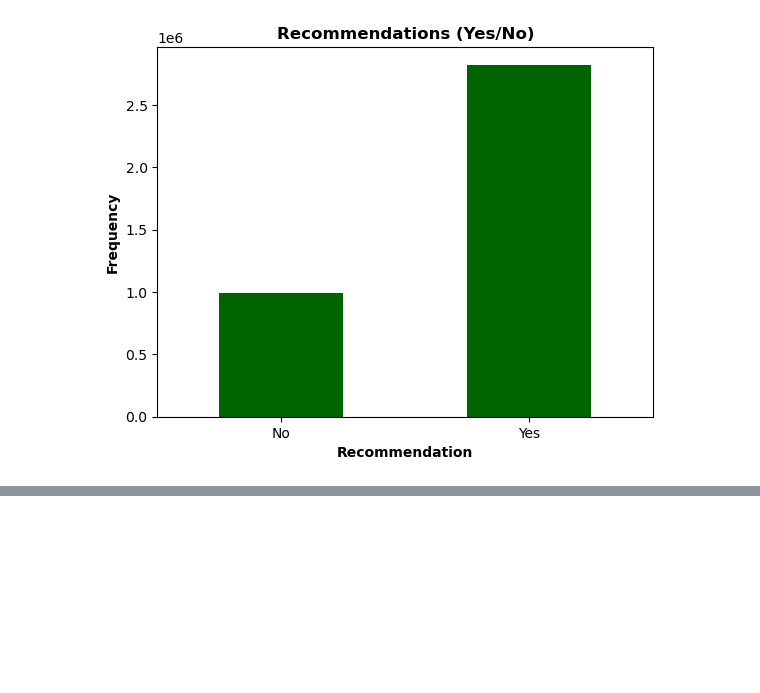
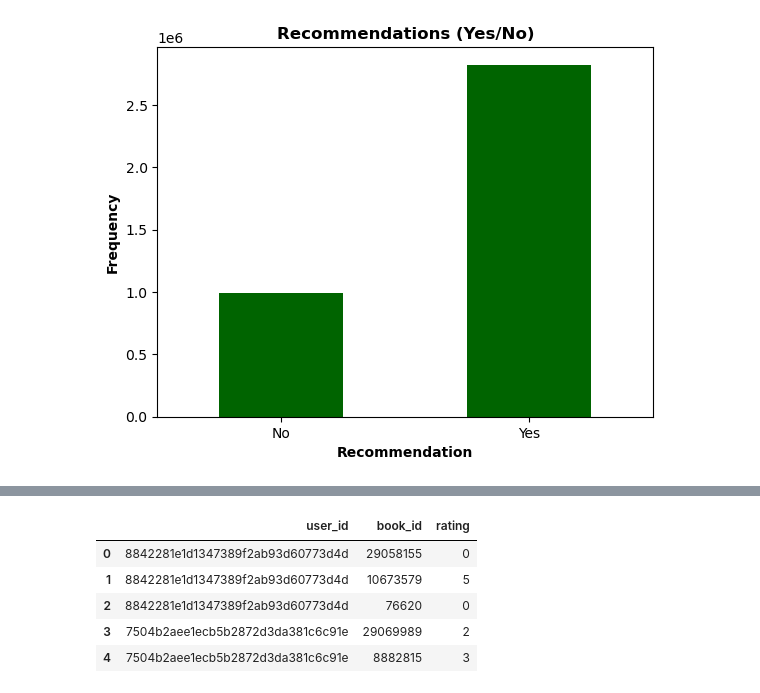
Before and after one commit to superkostya/book_reading_propensity, a Jupyter notebook: create_train_val_test_sets.ipynb, the cells around one changed output, grey strips where cells are left out. Cells and saved outputs as stored; diff of their text form; code cells hidden in the pictures; blank space fills up the shorter version.

```diff
--- a/propensity.ipynb
+++ b/create_train_val_test_sets.ipynb
@@ -85,0 +140,14 @@ plt.ylabel('Frequency', weight='bold');
+# %%
+train_val_path = './data/goodreads_2016_train_val.csv'
+df[['user_id', 'book_id', 'rating_train']].\
+            rename(columns={'rating_train': 'rating'}).\
+            to_csv(train_val_path, index=False)
+
+pd.read_csv(train_val_path).head()
+# %% [output]
+|  | user_id | book_id | rating |
+| 0 | 8842281e1d1347389f2ab93d60773d4d | 29058155 | 0 |
+| 1 | 8842281e1d1347389f2ab93d60773d4d | 10673579 | 5 |
+| 2 | 8842281e1d1347389f2ab93d60773d4d | 76620 | 0 |
+| 3 | 7504b2aee1ecb5b2872d3da381c6c91e | 29069989 | 2 |
+| 4 | 7504b2aee1ecb5b2872d3da381c6c91e | 8882815 | 3 |
```
Also changed, not shown: parts of 13 cells of this notebook.
